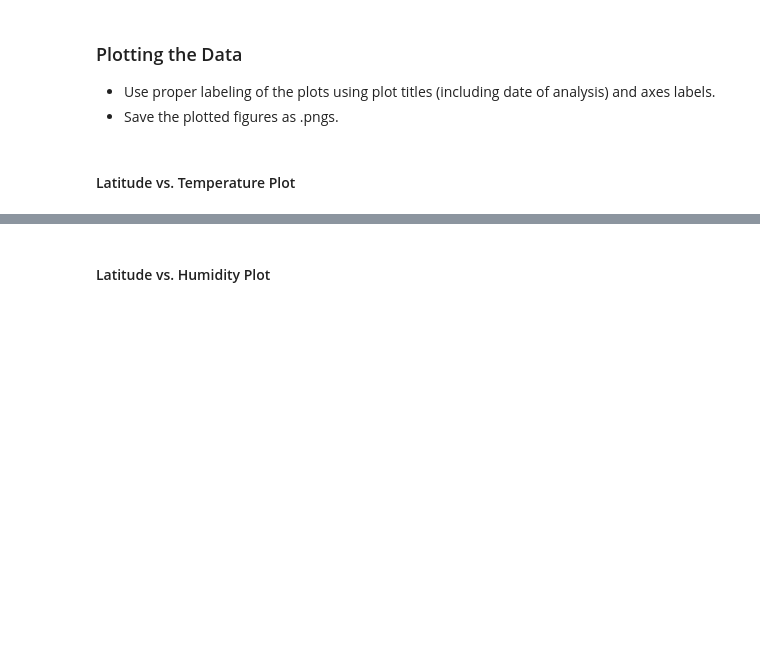
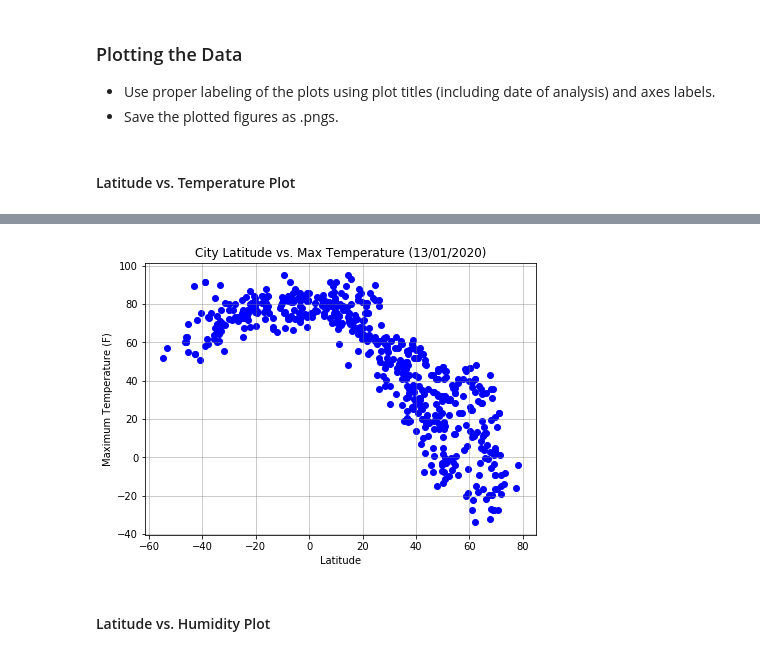
Before and after one commit to fcorreia3/python-api-challenge, a Jupyter notebook: starter_code/WeatherPy-FC.ipynb, the cells around one changed output, grey strips where cells are left out. Drawn from its saved outputs; the diff is of its cells as text; code cells hidden in the pictures; blank space fills up the shorter version.

```diff
--- a/starter_code/WeatherPy-FC.ipynb
+++ b/starter_code/WeatherPy-FC.ipynb
@@ -129,0 +166,18 @@ Data Retrieval Complete
+# %%
+# QUESTION: why is it that when I simple do:
+
+# cities_rev = []
+
+# and then the loop, it doesn't work? I always get an error that says it's out of range. But if I populate
+# the list before starting the loop, I don't have this problem anymore. Why is this? It happened before too.
+# But then, in some cases, like above when populating the lists with the calls from the API, it works. I would
+# be really grateful if you could give me some insights on why this is so in the comments of the homework. Thank
+# you in advance.
+
+cities_rev = np.arange(0, len(country), dtype=object)
+
+for i in range(len(country)):
+    cities_rev[i] = cities[i]
+
+print(len(cities_rev))
+#print(cities_rev)
@@ -177,0 +301,16 @@ dtype: int64
+# %%
+# Generate the plot: Latitude vs Max Temp
+fig = plt.figure(figsize=(7,5))
+
+plt.scatter(weather_data['lat'], weather_data['max_temp'], marker="o", facecolors="blue", edgecolors="blue")
+
+plt.grid(color='grey', alpha=0.5)
+
+plt.title("City Latitude vs. Max Temperature (13/01/2020)")
+plt.xlabel("Latitude")
+plt.ylabel("Maximum Temperature (F)")
+
+plt.savefig("../Images/lat-temp.png")
+plt.show()
+# %% [output]
+[figure, added]
```
Also changed, not shown: parts of 34 cells of this notebook, 8 other files.
